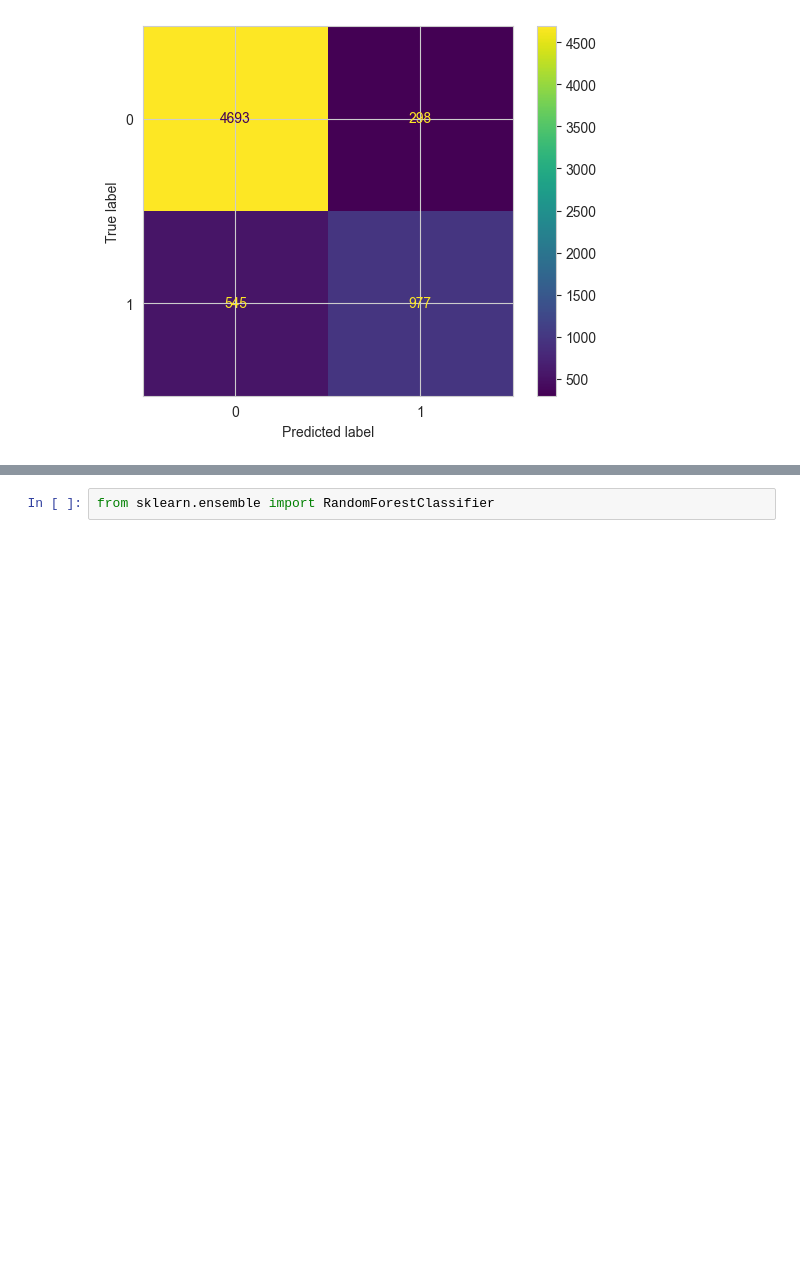
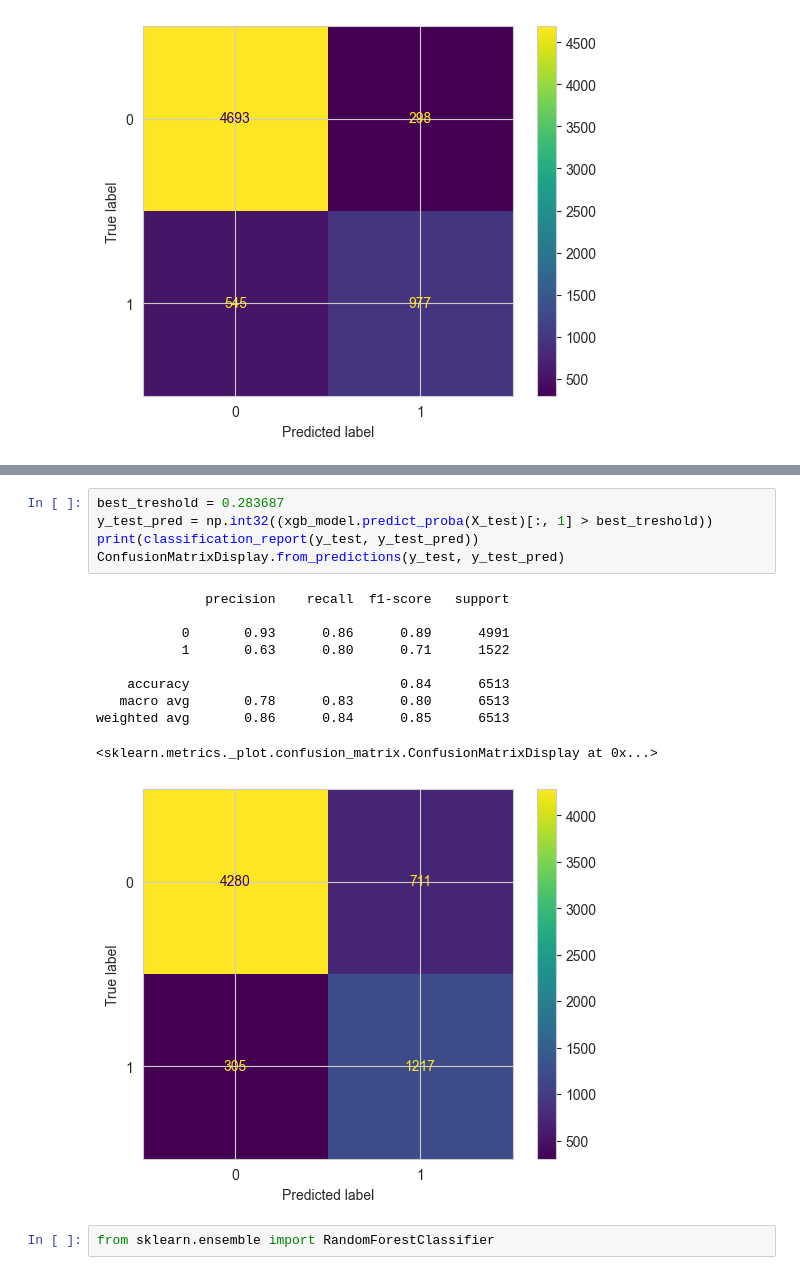
Before and after one commit to OmerSav/AdultCensusIncomeClassification, a Jupyter notebook: notebooks/0.2-os-train-models.ipynb, the cells around one changed output, grey strips where cells are left out. Cells and saved outputs as stored; diff of their text form; blank space fills up the shorter version.

```diff
--- a/notebooks/0.2-os-train-models.ipynb
+++ b/notebooks/0.2-os-train-models.ipynb
@@ -283,3 +309,19 @@ weighted avg       0.87      0.87      0.87      6513
+# %%
+best_treshold = 0.283687
+y_test_pred = np.int32((xgb_model.predict_proba(X_test)[:, 1] > best_treshold))
+print(classification_report(y_test, y_test_pred))
+ConfusionMatrixDisplay.from_predictions(y_test, y_test_pred)
+# %% [output]
+              precision    recall  f1-score   support
+
+           0       0.93      0.86      0.89      4991
+           1       0.63      0.80      0.71      1522
+
+    accuracy                           0.84      6513
+   macro avg       0.78      0.83      0.80      6513
+weighted avg       0.86      0.84      0.85      6513
+<sklearn.metrics._plot.confusion_matrix.ConfusionMatrixDisplay at 0x...>
+[figure, added]
 # %%
 from sklearn.ensemble import RandomForestClassifier
 # %%
```
Also changed, not shown: parts of 11 cells of this notebook, 2 other files.
